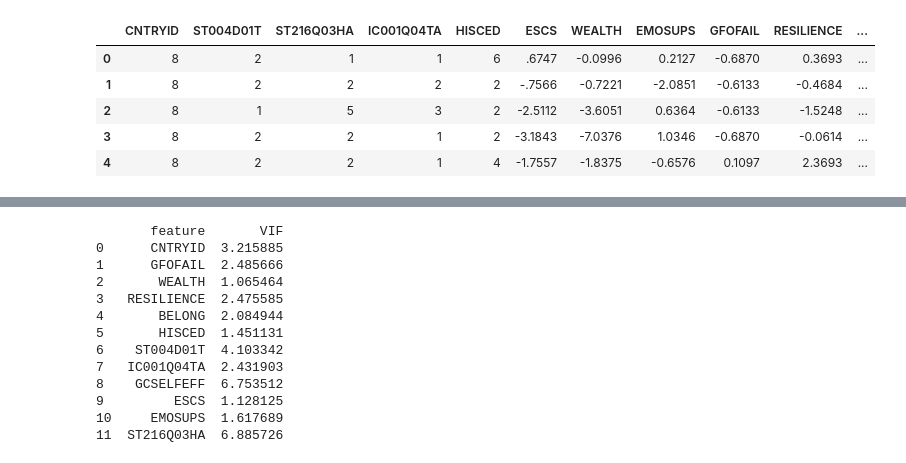
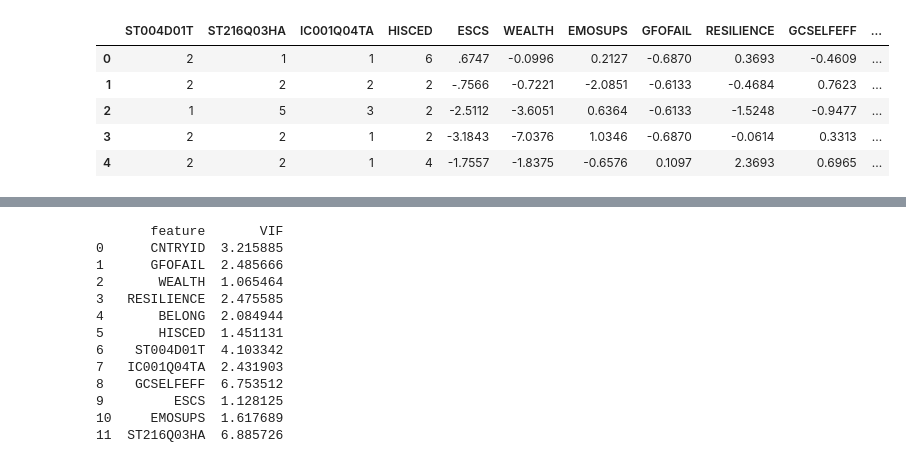
Before and after one commit to LangqingZou/Math-509, a Jupyter notebook: main.ipynb, the cells around one changed output, grey strips where cells are left out. Cells and saved outputs as stored; diff of their text form; code cells hidden in the pictures.

```diff
--- a/main.ipynb
+++ b/main.ipynb
@@ -13,11 +14,11 @@ import seaborn as sns
 # %%
-columns = ['CNTRYID','GFOFAIL','WEALTH','RESILIENCE','BELONG','HISCED','ST004D01T','IC001Q04TA','GCSELFEFF','ESCS','EMOSUPS','ST216Q03HA']
+columns = ['GFOFAIL','WEALTH','RESILIENCE','BELONG','HISCED','ST004D01T','IC001Q04TA','GCSELFEFF','ESCS','EMOSUPS','ST216Q03HA']
 data = pd.read_csv('drive/MyDrive/Math_509_Project/CY07_MSU_STU_QQQ.csv',usecols=columns)
 data.head()
 # %% [output]
-|  | CNTRYID | ST004D01T | ST216Q03HA | IC001Q04TA | HISCED | ESCS | WEALTH | EMOSUPS | GFOFAIL | RESILIENCE | ... |
-| 0 | 8 | 2 | 1 | 1 | 6 | .6747 | -0.0996 | 0.2127 | -0.6870 | 0.3693 | ... |
-| 1 | 8 | 2 | 2 | 2 | 2 | -.7566 | -0.7221 | -2.0851 | -0.6133 | -0.4684 | ... |
-| 2 | 8 | 1 | 5 | 3 | 2 | -2.5112 | -3.6051 | 0.6364 | -0.6133 | -1.5248 | ... |
-| 3 | 8 | 2 | 2 | 1 | 2 | -3.1843 | -7.0376 | 1.0346 | -0.6870 | -0.0614 | ... |
-| 4 | 8 | 2 | 2 | 1 | 4 | -1.7557 | -1.8375 | -0.6576 | 0.1097 | 2.3693 | ... |
+|  | ST004D01T | ST216Q03HA | IC001Q04TA | HISCED | ESCS | WEALTH | EMOSUPS | GFOFAIL | RESILIENCE | GCSELFEFF | ... |
+| 0 | 2 | 1 | 1 | 6 | .6747 | -0.0996 | 0.2127 | -0.6870 | 0.3693 | -0.4609 | ... |
+| 1 | 2 | 2 | 2 | 2 | -.7566 | -0.7221 | -2.0851 | -0.6133 | -0.4684 | 0.7623 | ... |
+| 2 | 1 | 5 | 3 | 2 | -2.5112 | -3.6051 | 0.6364 | -0.6133 | -1.5248 | -0.9477 | ... |
+| 3 | 2 | 2 | 1 | 2 | -3.1843 | -7.0376 | 1.0346 | -0.6870 | -0.0614 | 0.3313 | ... |
+| 4 | 2 | 2 | 1 | 4 | -1.7557 | -1.8375 | -0.6576 | 0.1097 | 2.3693 | 0.6965 | ... |
```
Also changed, not shown: parts of 14 cells of this notebook.
